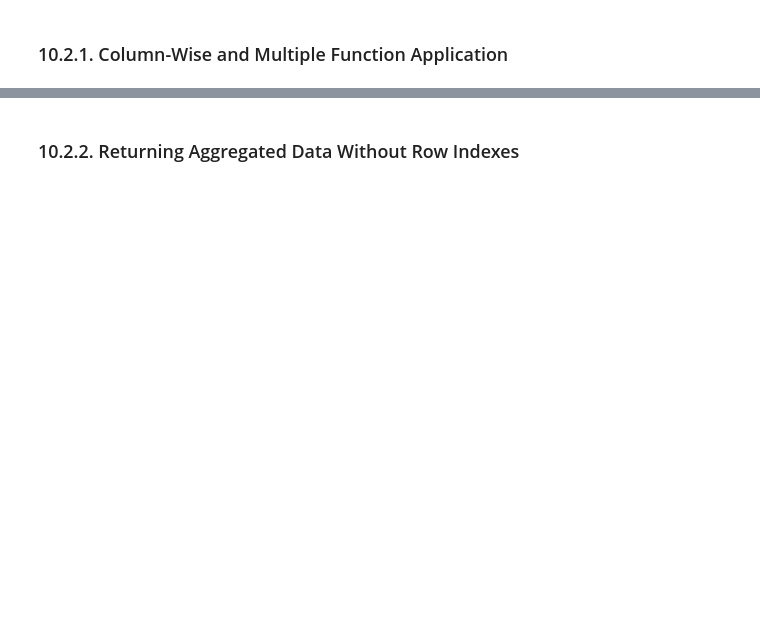
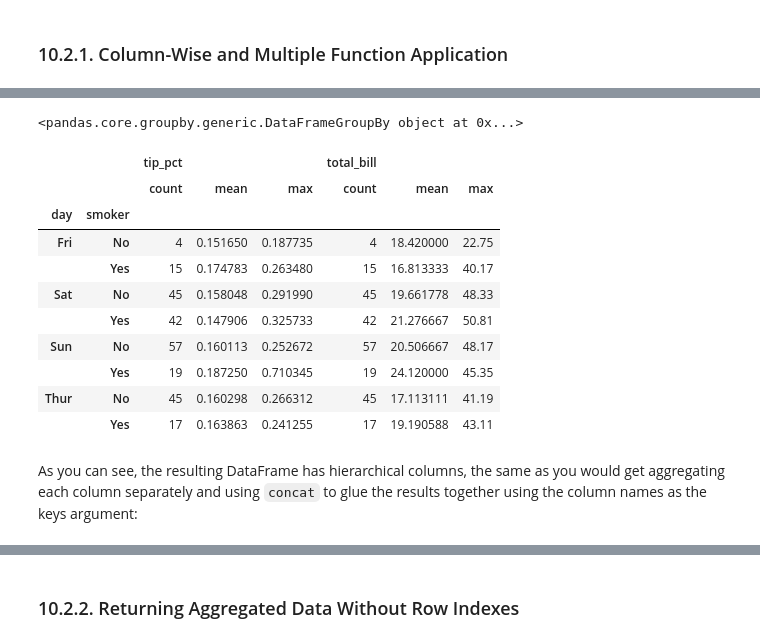
Before and after one commit to quangphu1912/Py-data-analysis-McKinney, a Jupyter notebook: 10_Data Aggregation and Group Operations.ipynb, the cells around one changed output, grey strips where cells are left out. Cells and saved outputs as stored; diff of their text form; code cells hidden in the pictures; blank space fills up the shorter version.

```diff
--- a/10_Data Aggregation and Group Operations.ipynb
+++ b/10_Data Aggregation and Group Operations.ipynb
@@ -389,2 +446,3 @@ tips[:6]
 # %%
-grouped = tips.groupby(['day', 'smoker'])
+rouped = tips.groupby(['day', 'smoker'])
+grouped
@@ -402,2 +524,26 @@ result
+# %%
+grouped
+# %% [output]
+<pandas.core.groupby.generic.DataFrameGroupBy object at 0x...>
+# %%
+#to deal with FutureWarning: Indexing with multiple keys (implicitly converted to a tuple of keys) will be deprecated, use a list instead.
+#https://stackoverflow.com/questions/61634759/python-futurewarning-indexing-with-multiple-keys-implicitly-converted-to-a-tup -> extra bracket to solve it
+functions = ['count', 'mean', 'max']
+result = grouped[['tip_pct', 'total_bill']].agg(functions)
+result
+# %% [output]
+|  |  | tip_pct |  |  | total_bill |  |  |
+|  |  | count | mean | max | count | mean | max |
+| day | smoker |  |  |  |  |  |  |
+| Fri | No | 4 | 0.151650 | 0.187735 | 4 | 18.420000 | 22.75 |
+|  | Yes | 15 | 0.174783 | 0.263480 | 15 | 16.813333 | 40.17 |
+| Sat | No | 45 | 0.158048 | 0.291990 | 45 | 19.661778 | 48.33 |
+|  | Yes | 42 | 0.147906 | 0.325733 | 42 | 21.276667 | 50.81 |
+| Sun | No | 57 | 0.160113 | 0.252672 | 57 | 20.506667 | 48.17 |
+|  | Yes | 19 | 0.187250 | 0.710345 | 19 | 24.120000 | 45.35 |
+| Thur | No | 45 | 0.160298 | 0.266312 | 45 | 17.113111 | 41.19 |
+|  | Yes | 17 | 0.163863 | 0.241255 | 17 | 19.190588 | 43.11 |
+# %% [markdown]
+As you can see, the resulting DataFrame has hierarchical columns, the same as you would get aggregating each column separately and using `concat` to glue the results together using the column names as the keys argument:
 # %%
 result['tip_pct']
```
Also changed, not shown: parts of 137 cells of this notebook.
